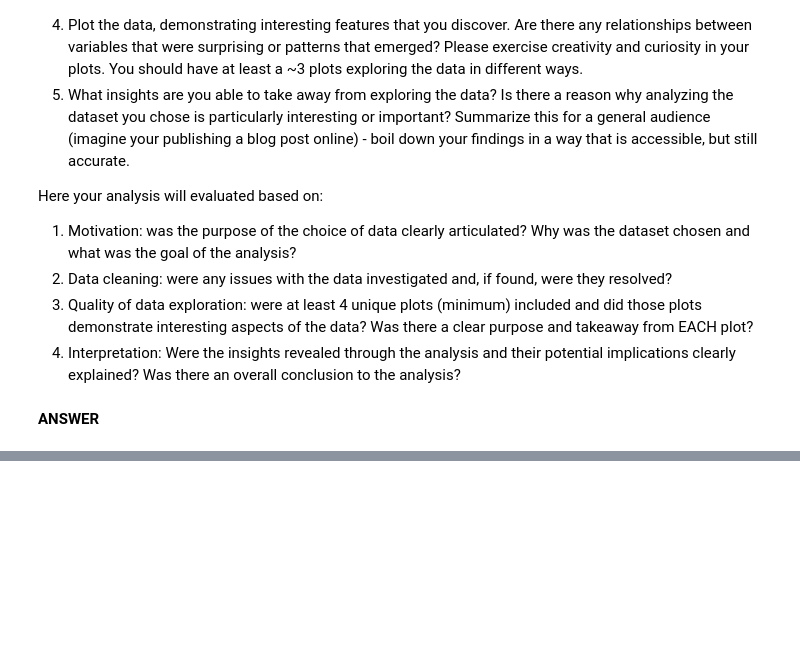
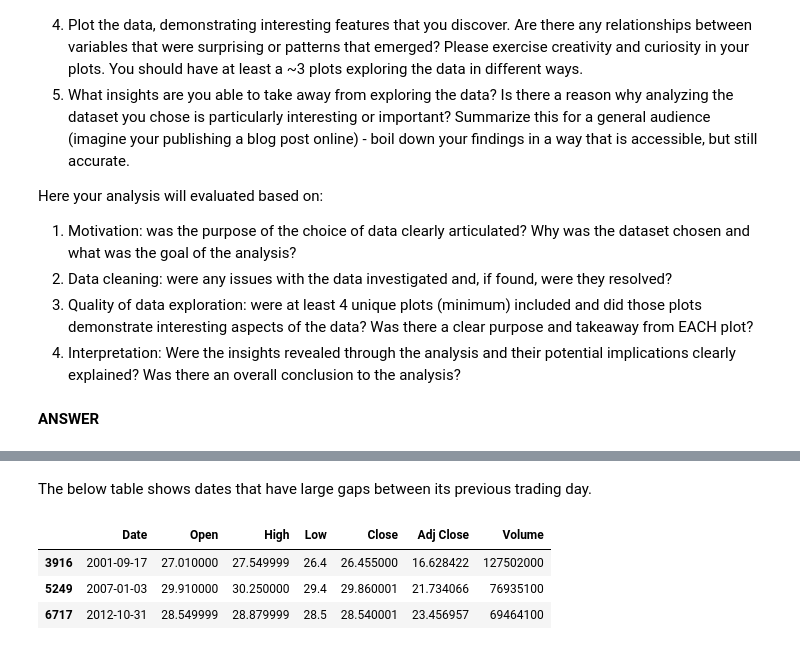
Before and after one commit to nick-carroll1/ids705, a Jupyter notebook: assignments/Assignment_1.ipynb, the cells around one changed output, grey strips where cells are left out. Saved outputs shown, nothing was run; the diff lists cells and outputs as text; code cells hidden in the pictures; blank space fills up the shorter version.

```diff
--- a/assignments/Assignment_1.ipynb
+++ b/assignments/Assignment_1.ipynb
@@ -558,0 +577,12 @@ Here your analysis will evaluated based on:
+# %% [markdown]
+The below table shows dates that have large gaps between its previous trading day.
+# %%
+dateRange = pd.date_range(start='1/1/2021', periods=5)
+dateRange.max() - dateRange.min()
+data.loc[(data.loc[:, 'Date'].shift() - data.loc[:, 'Date'])
+         < dateRange.min() - dateRange.max(), :]
+# %% [output]
+|  | Date | Open | High | Low | Close | Adj Close | Volume |
+| 3916 | 2001-09-17 | 27.010000 | 27.549999 | 26.4 | 26.455000 | 16.628422 | 127502000 |
+| 5249 | 2007-01-03 | 29.910000 | 30.250000 | 29.4 | 29.860001 | 21.734066 | 76935100 |
+| 6717 | 2012-10-31 | 28.549999 | 28.879999 | 28.5 | 28.540001 | 23.456957 | 69464100 |
```
Also changed, not shown: parts of 24 cells of this notebook.
